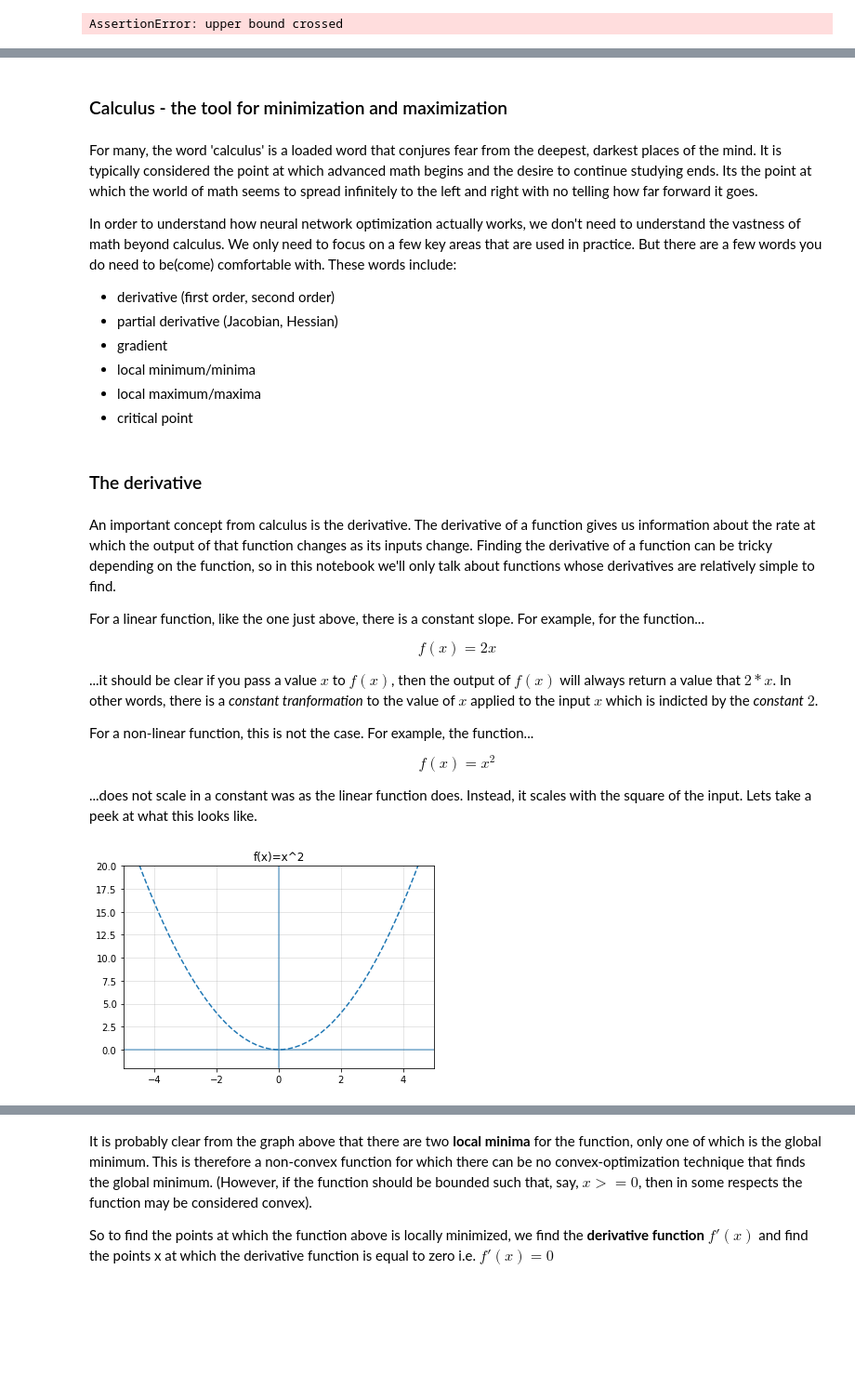
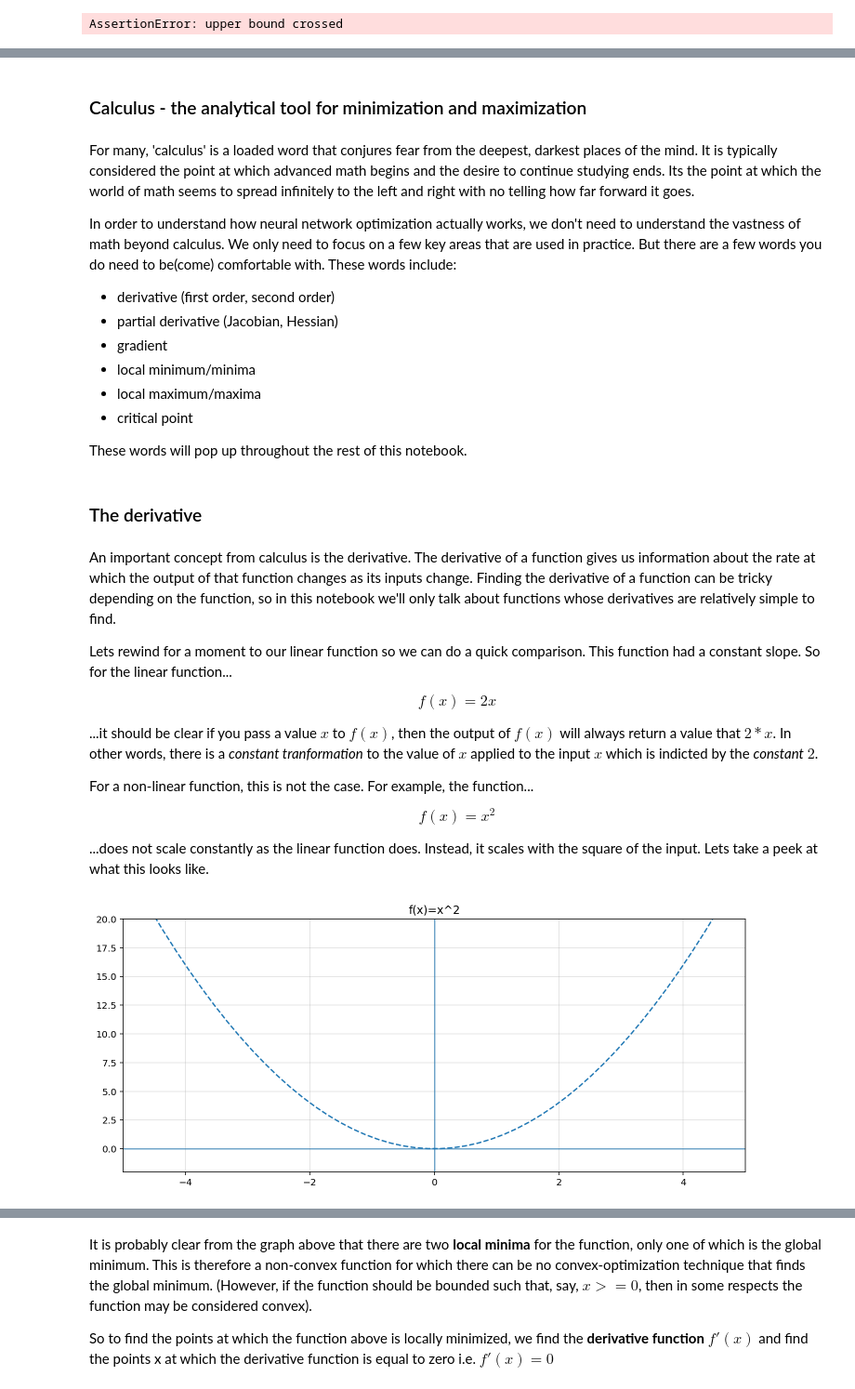
Before and after one commit to zendesk/intelligent-machines, a Jupyter notebook: 3_function_optimization/function_optimization.ipynb, the cells around one changed output, grey strips where cells are left out. Shown at 93% size. Drawn from its saved outputs; the diff is of its cells as text; code cells hidden in the pictures; blank space fills up the shorter version.

Commit message:
updates to function_optimization notebook

```diff
--- a/3_function_optimization/function_optimization.ipynb
+++ b/3_function_optimization/function_optimization.ipynb
@@ -57,0 +86,9 @@ https://www.math.drexel.edu/~jwd25/CALC1_SPRING_06/lectures/lecture9.html
+# %%
+def non_linear(x):
+    return (x ** 3) + (x ** 2) / (x ** 3)
+
+x = np.linspace(-10, 10, 200)
+y = non_linear(x)
+plt.plot(x, y, linestyle='--')
+formatter(title='f(x)=(x ** 3) + (x ** 2) / (x ** 3)')
+plt.xlim((-3, 3));plt.ylim((-15, 15));
@@ -58,7 +105,7 @@ https://www.math.drexel.edu/~jwd25/CALC1_SPRING_06/lectures/lecture9.html
 # %% [markdown]
-### Calculus - the tool for minimization and maximization
+### Calculus - the analytical tool for minimization and maximization
 # %% [markdown]
-For many, the word 'calculus' is a loaded word that conjures fear from the deepest, darkest places of the mind. It is typically considered the point at which advanced math begins and the desire to continue studying ends. Its the point at which the world of math seems to spread infinitely to the left and right with no telling how far forward it goes.
+For many, 'calculus' is a loaded word that conjures fear from the deepest, darkest places of the mind. It is typically considered the point at which advanced math begins and the desire to continue studying ends. Its the point at which the world of math seems to spread infinitely to the left and right with no telling how far forward it goes.
 
 In order to understand how neural network optimization actually works, we don't need to understand the vastness of math beyond calculus. We only need to focus on a few key areas that are used in practice. But there are a few words you do need to be(come) comfortable with. These words include:
 
@@ -68,12 +115,14 @@ In order to understand how neural network optimization actually works, we don't
  - local minimum/minima
  - local maximum/maxima
  - critical point
+
+ These words will pop up throughout the rest of this notebook.
 # %% [markdown]
 ### The derivative
 # %% [markdown]
 An important concept from calculus is the derivative. The derivative of a function gives us information about the rate at which the output of that function changes as its inputs change. Finding the derivative of a function can be tricky depending on the function, so in this notebook we'll only talk about functions whose derivatives are relatively simple to find.
 
-For a linear function, like the one just above, there is a constant slope. For example, for the function...
+Lets rewind for a moment to our linear function so we can do a quick comparison. This function had a constant slope. So for the linear function...
 
 $$f(x) = 2x$$
 
@@ -83,18 +132,19 @@ For a non-linear function, this is not the case. For example, the function...
 
 $$f(x) = x^2$$
 
-...does not scale in a constant was as the linear function does. Instead, it scales with the square of the input. Lets take a peek at what this looks like.
+...does not scale constantly as the linear function does. Instead, it scales with the square of the input. Lets take a peek at what this looks like.
 # %%
 def non_linear(x):
     return x ** 2
 
 x = np.linspace(-10, 10, 100)
 y = non_linear(x)
-plt.plot(x, y, linestyle='--')
+fig, ax = plt.subplots(figsize=(12, 5))
+ax.plot(x, y, linestyle='--')
 formatter(title='f(x)=x^2')
-plt.xlim((-5, 5));plt.ylim((-2, 20));
+ax.set_xlim((-5, 5));ax.set_ylim((-2, 20));
 # %% [output]
-[figure, old version]
+[figure, new version]
 # %% [markdown]
 If you look closely, you'll see that when $x$ is near zero, the slope of the the curve at that point $x$ is pretty shallow (doesn't increase quickly), but when $x$ is far from zero, the slope of the curve is pretty steep. The slope can be visualized by imagining a line that is tangent to the function at a given point.
 
```
Also changed, not shown: parts of 72 cells of this notebook, 1 other file.
